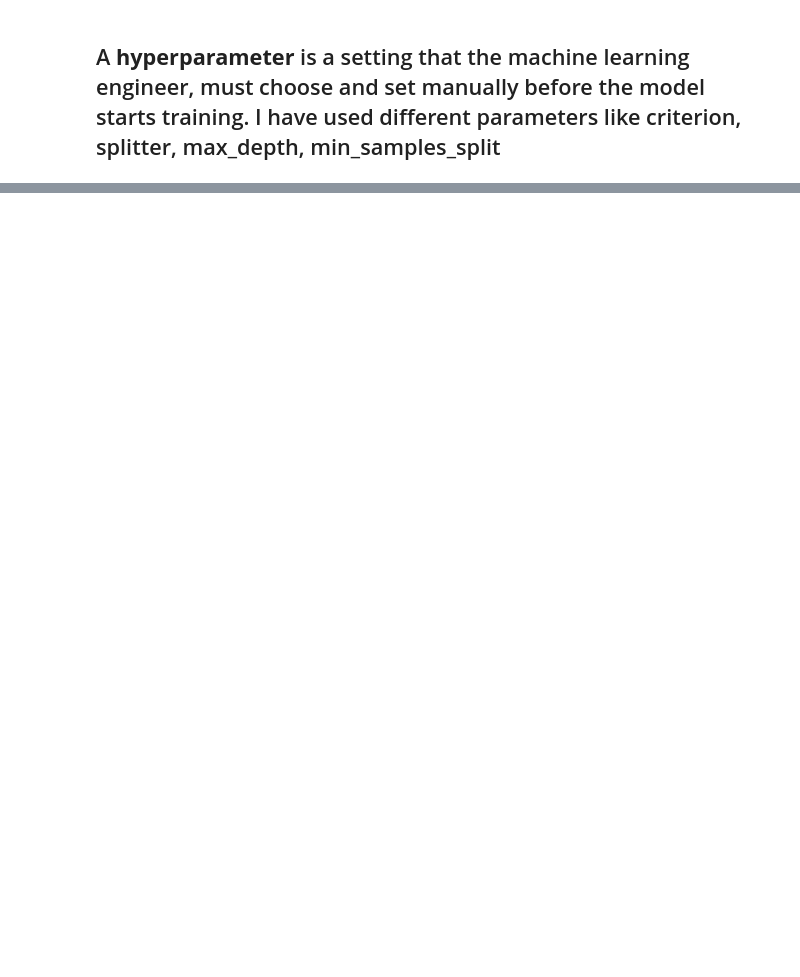
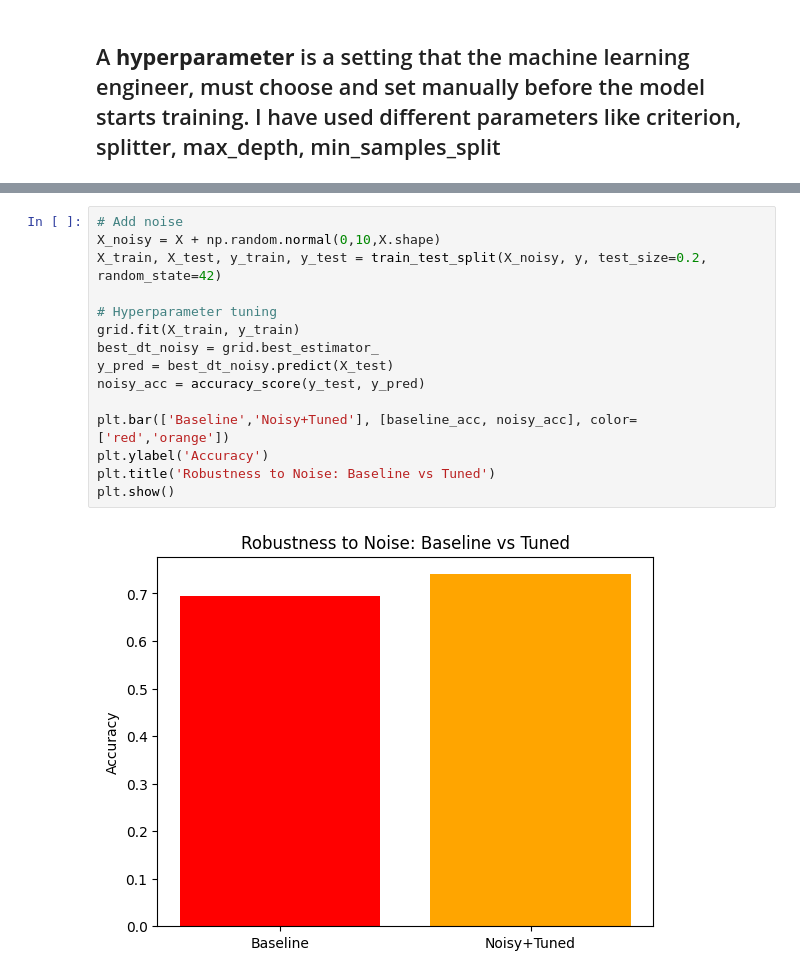
Before and after one commit to Priyanshu27083/ML_lab, a Jupyter notebook: ML_assignment_2.ipynb, the cells around one changed output, grey strips where cells are left out. Cells and saved outputs as stored; diff of their text form; blank space fills up the shorter version.

```diff
--- a/ML_assignment_2.ipynb
+++ b/ML_assignment_2.ipynb
@@ -113,0 +200,17 @@ weighted avg       1.00      1.00      1.00        45
+# %%
+# Add noise
+X_noisy = X + np.random.normal(0,10,X.shape)
+X_train, X_test, y_train, y_test = train_test_split(X_noisy, y, test_size=0.2, random_state=42)
+
+# Hyperparameter tuning
+grid.fit(X_train, y_train)
+best_dt_noisy = grid.best_estimator_
+y_pred = best_dt_noisy.predict(X_test)
+noisy_acc = accuracy_score(y_test, y_pred)
+
+plt.bar(['Baseline','Noisy+Tuned'], [baseline_acc, noisy_acc], color=['red','orange'])
+plt.ylabel('Accuracy')
+plt.title('Robustness to Noise: Baseline vs Tuned')
+plt.show()
+# %% [output]
+[figure, added]
```
Also changed, not shown: parts of 11 cells of this notebook.
